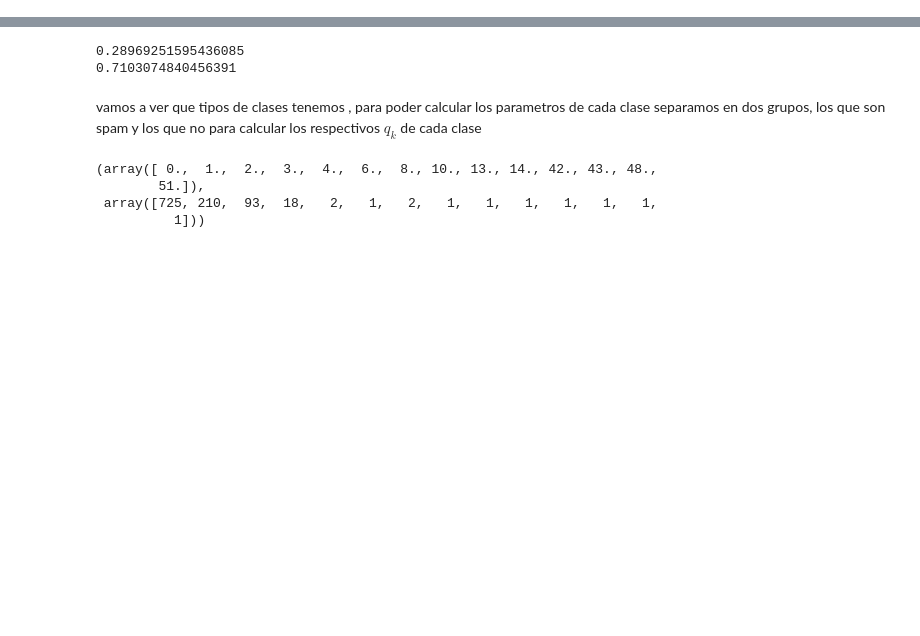
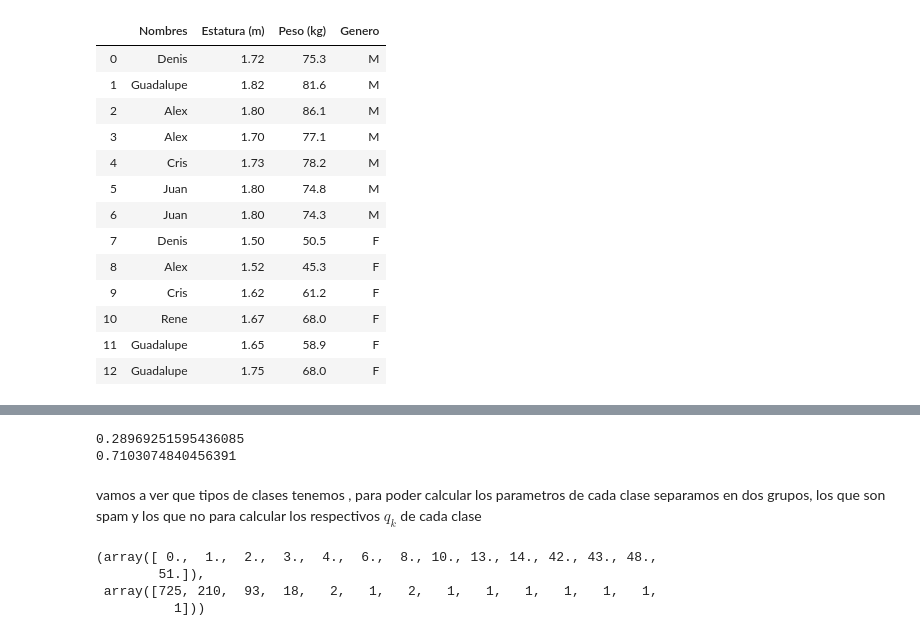
Before and after one commit to jomen93/ML, a Jupyter notebook: Tarea_1/Untitled.ipynb, the cells around one changed output, grey strips where cells are left out. Saved outputs shown, nothing was run; the diff lists cells and outputs as text; code cells hidden in the pictures; blank space fills up the shorter version.

```diff
--- a/Tarea_1/Untitled.ipynb
+++ b/Tarea_1/Untitled.ipynb
@@ -12,0 +17,26 @@ data = df.to_numpy()
+# %%
+data ={
+   "Nombres":["Denis","Guadalupe","Alex","Alex", "Cris",
+               "Juan","Juan","Denis","Alex","Cris","Rene","Guadalupe","Guadalupe"],
+   "Estatura (m)":[1.72,1.82,1.8,1.7,1.73,1.8,1.8,1.5,1.52,1.62,1.67,1.65,1.75],
+   "Peso (kg)":[75.3,81.6,86.1,77.1,78.2,74.8,74.3,50.5,45.3,61.2,68.0,58.9,68.0],
+   "Genero":["M","M","M","M","M","M","M","F","F","F","F","F","F"],
+   }
+
+df = pd.DataFrame(data, columns = ["Nombres","Estatura (m)","Peso (kg)","Genero"])
+df
+# %% [output]
+|  | Nombres | Estatura (m) | Peso (kg) | Genero |
+| 0 | Denis | 1.72 | 75.3 | M |
+| 1 | Guadalupe | 1.82 | 81.6 | M |
+| 2 | Alex | 1.80 | 86.1 | M |
+| 3 | Alex | 1.70 | 77.1 | M |
+| 4 | Cris | 1.73 | 78.2 | M |
+| 5 | Juan | 1.80 | 74.8 | M |
+| 6 | Juan | 1.80 | 74.3 | M |
+| 7 | Denis | 1.50 | 50.5 | F |
+| 8 | Alex | 1.52 | 45.3 | F |
+| 9 | Cris | 1.62 | 61.2 | F |
+| 10 | Rene | 1.67 | 68.0 | F |
+| 11 | Guadalupe | 1.65 | 58.9 | F |
+| 12 | Guadalupe | 1.75 | 68.0 | F |
```
Also changed, not shown: parts of 30 cells of this notebook.
